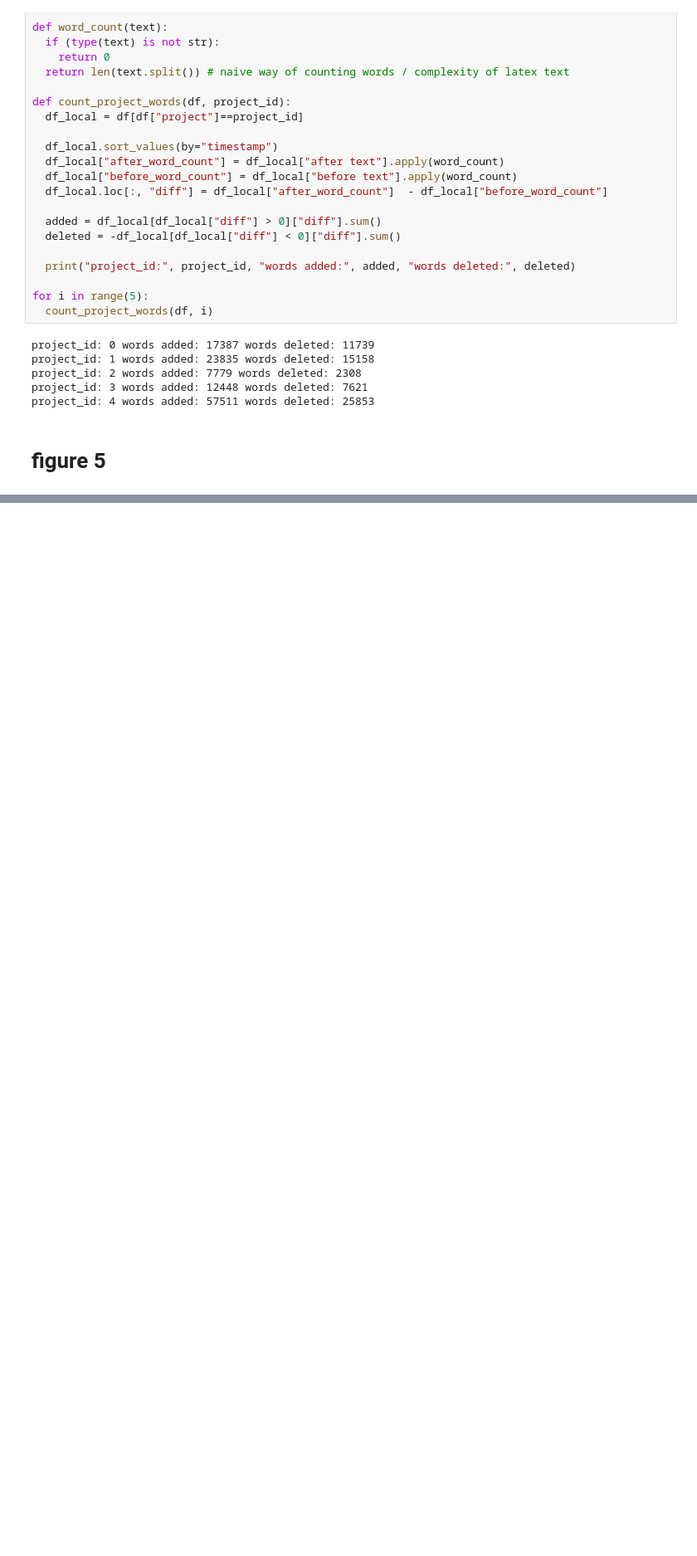
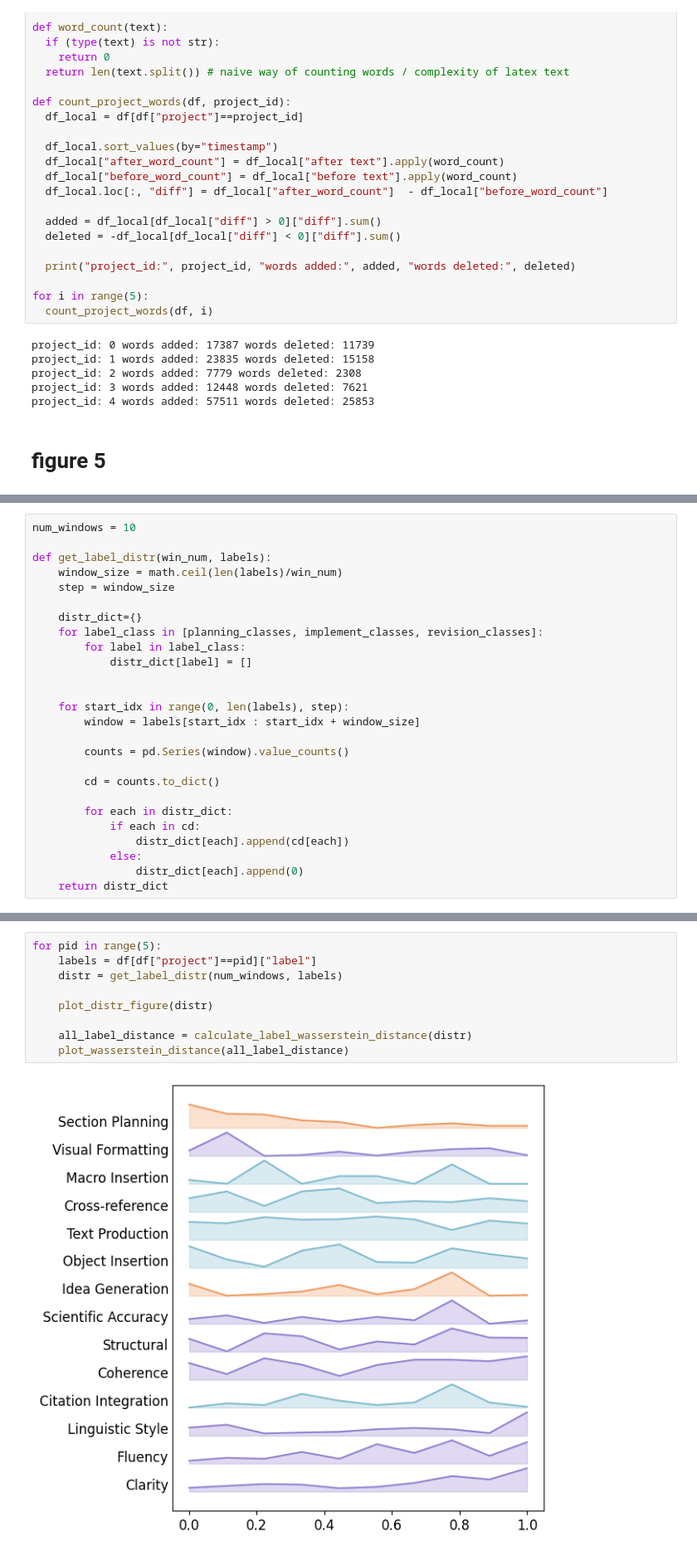
Before and after one commit to minnesotanlp/scholawrite, a Jupyter notebook: analysis/analysis.ipynb, the cells around one changed output, grey strips where cells are left out. Shown: that part at 83% size. Saved outputs shown, nothing was run; the diff lists cells and outputs as text; blank space fills up the shorter version.

```diff
--- a/analysis/analysis.ipynb
+++ b/analysis/analysis.ipynb
@@ -103,0 +107,26 @@ plt.barh(log_freqs.index.astype(str), log_freqs.values, color=colors)
+# %%
+num_windows = 10
+
+def get_label_distr(win_num, labels):
+    window_size = math.ceil(len(labels)/win_num)
+    step = window_size
+
+    distr_dict={}
+    for label_class in [planning_classes, implement_classes, revision_classes]:
+        for label in label_class:
+            distr_dict[label] = []
+
+
+    for start_idx in range(0, len(labels), step):
+        window = labels[start_idx : start_idx + window_size]
+
+        counts = pd.Series(window).value_counts()
+
+        cd = counts.to_dict()
+
+        for each in distr_dict:
+            if each in cd:
+                distr_dict[each].append(cd[each])
+            else:
+                distr_dict[each].append(0)
+    return distr_dict
@@ -103,0 +246,11 @@ plt.barh(log_freqs.index.astype(str), log_freqs.values, color=colors)
+# %%
+for pid in range(5):
+    labels = df[df["project"]==pid]["label"]
+    distr = get_label_distr(num_windows, labels)
+
+    plot_distr_figure(distr)
+
+    all_label_distance = calculate_label_wasserstein_distance(distr)
+    plot_wasserstein_distance(all_label_distance)
+# %% [output]
+[figure, added]
```
Also changed, not shown: parts of 6 cells of this notebook.
